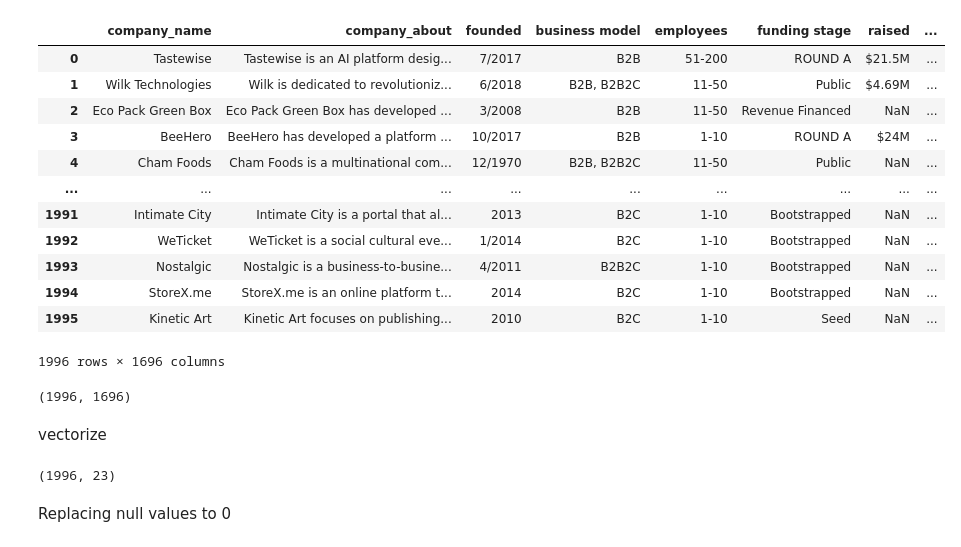
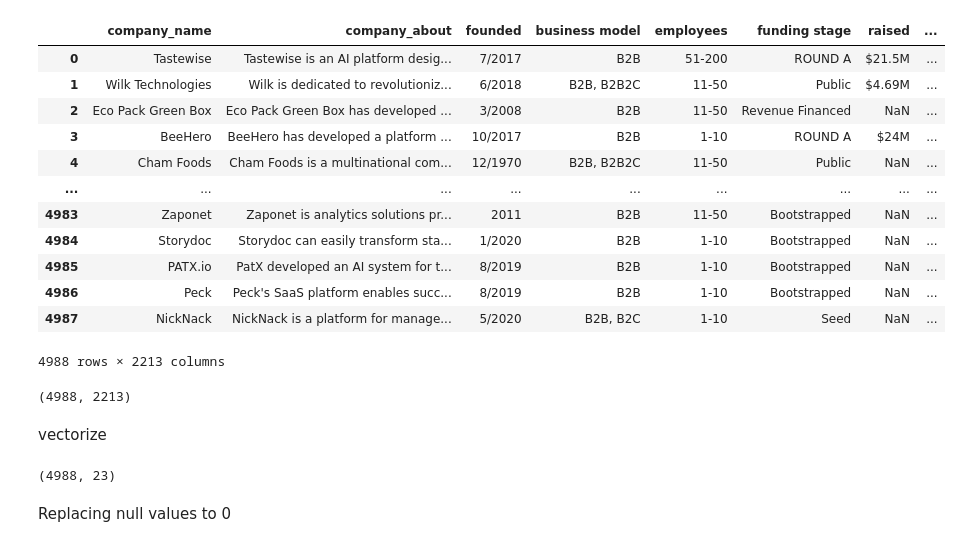
Before and after one commit to matanini/startup_classifier, a Jupyter notebook: data-cleaning.ipynb, the cells around one changed output. Drawn from its saved outputs; the diff is of its cells as text; code cells hidden in the pictures.

```diff
--- a/data-cleaning.ipynb
+++ b/data-cleaning.ipynb
@@ -52,25 +69,25 @@ def decode_price(price: str):
 # %%
-df = pd.read_csv("df0_2000.csv").iloc[:,1:]
+df = pd.read_csv("df0_5000.csv").iloc[:,2:]
 df
 # %% [output]
 |  | company_name | company_about | founded | business model | employees | funding stage | raised | ... |
 | 0 | Tastewise | Tastewise is an AI platform desig... | 7/2017 | B2B | 51-200 | ROUND A | $21.5M | ... |
 | 1 | Wilk Technologies | Wilk is dedicated to revolutioniz... | 6/2018 | B2B, B2B2C | 11-50 | Public | $4.69M | ... |
 | 2 | Eco Pack Green Box | Eco Pack Green Box has developed ... | 3/2008 | B2B | 11-50 | Revenue Financed | NaN | ... |
 | 3 | BeeHero | BeeHero has developed a platform ... | 10/2017 | B2B | 1-10 | ROUND A | $24M | ... |
 | 4 | Cham Foods | Cham Foods is a multinational com... | 12/1970 | B2B, B2B2C | 11-50 | Public | NaN | ... |
 | ... | ... | ... | ... | ... | ... | ... | ... | ... |
-| 1991 | Intimate City | Intimate City is a portal that al... | 2013 | B2C | 1-10 | Bootstrapped | NaN | ... |
-| 1992 | WeTicket | WeTicket is a social cultural eve... | 1/2014 | B2C | 1-10 | Bootstrapped | NaN | ... |
-| 1993 | Nostalgic | Nostalgic is a business-to-busine... | 4/2011 | B2B2C | 1-10 | Bootstrapped | NaN | ... |
-| 1994 | StoreX.me | StoreX.me is an online platform t... | 2014 | B2C | 1-10 | Bootstrapped | NaN | ... |
-| 1995 | Kinetic Art | Kinetic Art focuses on publishing... | 2010 | B2C | 1-10 | Seed | NaN | ... |
+| 4983 | Zaponet | Zaponet is analytics solutions pr... | 2011 | B2B | 11-50 | Bootstrapped | NaN | ... |
+| 4984 | Storydoc | Storydoc can easily transform sta... | 1/2020 | B2B | 1-10 | Bootstrapped | NaN | ... |
+| 4985 | PATX.io | PatX developed an AI system for t... | 8/2019 | B2B | 1-10 | Bootstrapped | NaN | ... |
+| 4986 | Peck | Peck's SaaS platform enables succ... | 8/2019 | B2B | 1-10 | Bootstrapped | NaN | ... |
+| 4987 | NickNack | NickNack is a platform for manage... | 5/2020 | B2B, B2C | 1-10 | Seed | NaN | ... |
-1996 rows × 1696 columns
+4988 rows × 2213 columns
 # %%
 df_test = df.copy()
 df_test.shape
 # %% [output]
-(1996, 1696)
+(4988, 2213)
 # %%
 tag_cols = [col for col in df_test.columns if col.startswith('tag_')]
 targetmarket_cols = [col for col in df_test.columns if col.startswith('targetmarket_')]
@@ -93,7 +110,7 @@ df_test = vectorize_and_replace(df_test, target_ind_list, "target_ind")
 df_test = vectorize_and_replace(df_test, technology_list, "tech")
 df_test.shape
 # %% [output]
-(1996, 23)
+(4988, 23)
 # %% [markdown]
 Replacing null values to 0
 # %%
```
Also changed, not shown: parts of 20 cells of this notebook, 4 other files.
